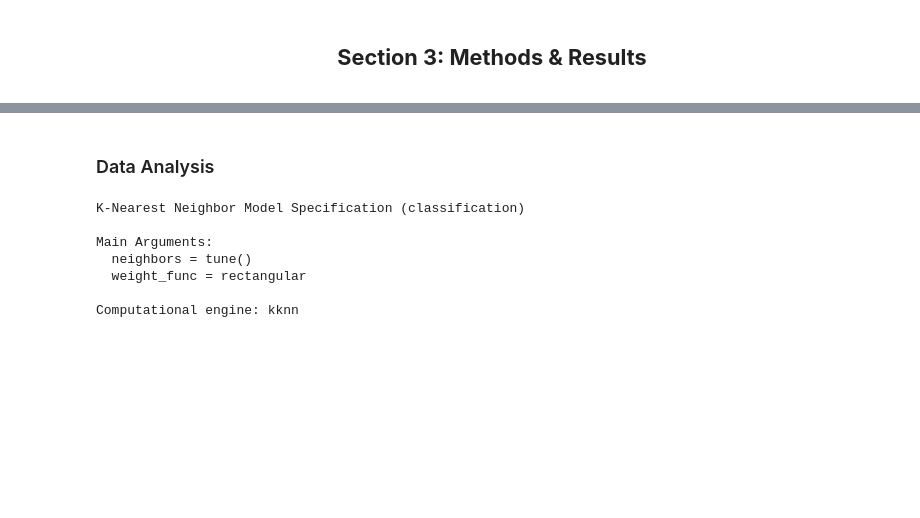
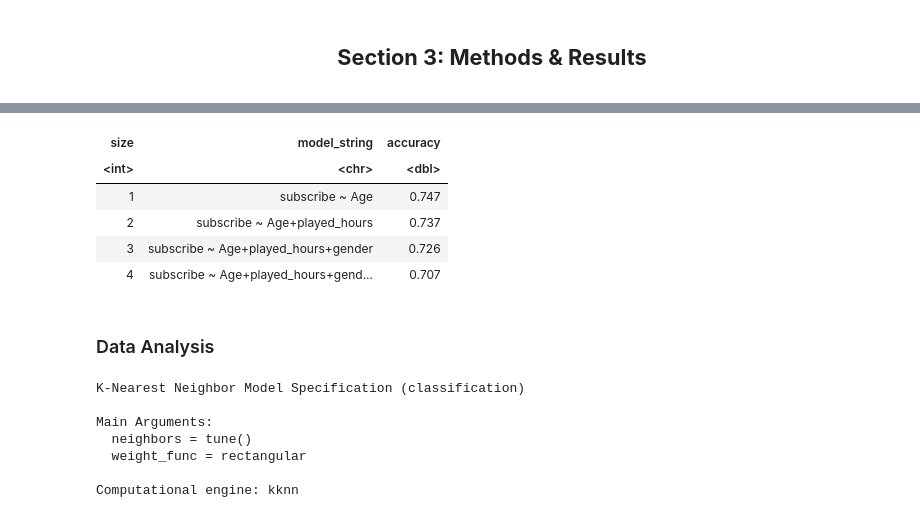
Before and after one commit to kbeletsky/dsci_100_project, a Jupyter notebook: Group project.ipynb, the cells around one changed output, grey strips where cells are left out. Cells and saved outputs as stored; diff of their text form; code cells hidden in the pictures; blank space fills up the shorter version.

Commit message:
Forward Selection
found how to choose predictors from textbook

```diff
--- a/Group project.ipynb
+++ b/Group project.ipynb
@@ -251,0 +270,92 @@ A tibble: 2 × 2
+# %%
+set.seed(1)
+library(tidymodels)
+
+# Step 1: Clean and prepare data
+players_clean <- players |>
+  select(subscribe, Age, gender, played_hours, experience) |>
+  mutate(
+    gender = case_when(
+      gender == "Male" ~ "Male",
+      gender == "Female" ~ "Female",
+      TRUE ~ "Other"
+    ),
+    gender = as.factor(gender),
+    experience = as.factor(experience),
+    subscribe = as.factor(subscribe)
+  )
+
+# Step 2: Extract all feature names (excluding target)
+all_features <- colnames(players_clean |> select(-subscribe))
+
+# Step 3: Create tibble to store results
+accuracies <- tibble(
+  size = integer(),
+  model_string = character(),
+  accuracy = numeric()
+)
+
+# Step 4: Set up KNN model spec
+knn_spec <- nearest_neighbor(weight_func = "rectangular", neighbors = tune()) |>
+  set_engine("kknn") |>
+  set_mode("classification")
+
+# Step 5: 5-fold cross-validation object
+players_vfold <- vfold_cv(players_clean, v = 5, strata = subscribe)
+
+# Step 6: Forward selection loop
+selected <- c()
+remaining <- all_features
+
+for (i in 1:length(all_features)) {
+  accs <- list()
+  models <- list()
+
+  for (j in 1:length(remaining)) {
+    test_feature <- remaining[j]
+    current_features <- c(selected, test_feature)
+
+    model_string <- paste("subscribe ~", paste(current_features, collapse = "+"))
+
+    rec <- recipe(as.formula(model_string), data = players_clean) |>
+      step_dummy(all_nominal_predictors()) |>
+      step_scale(all_predictors()) |>
+      step_center(all_predictors())
+
+    wf <- workflow() |>
+      add_recipe(rec) |>
+      add_model(knn_spec)
+
+    set.seed(123)
+    res <- tune_grid(
+      wf,
+      resamples = players_vfold,
+      grid = 5,
+      metrics = metric_set(yardstick::accuracy)
+    )
+
+    best_acc <- res |>
+      collect_metrics() |>
+      filter(.metric == "accuracy") |>
+      summarize(mx = max(mean)) |>
+      pull(mx)
+
+    accs[[j]] <- best_acc
+    models[[j]] <- model_string
+  }
+
+  best_j <- which.max(unlist(accs))
+  selected <- selected |> append(remaining[best_j])
+  remaining <- remaining[-best_j]
+
+  accuracies <- accuracies |>
+    add_row(
+      size = i,
+      model_string = models[[best_j]],
+      accuracy = round(unlist(accs)[best_j], 3)
+    )
+}
+
+# Step 7: Print final output
+accuracies
+# %% [output]
@@ -252,3 +363,9 @@ A tibble: 2 × 2
+| size | model_string | accuracy |
+| <int> | <chr> | <dbl> |
+| 1 | subscribe ~ Age | 0.747 |
+| 2 | subscribe ~ Age+played_hours | 0.737 |
+| 3 | subscribe ~ Age+played_hours+gender | 0.726 |
+| 4 | subscribe ~ Age+played_hours+gend... | 0.707 |
 # %% [markdown]
 ### Data Analysis
 # %%
```
Also changed, not shown: parts of 17 cells of this notebook.
